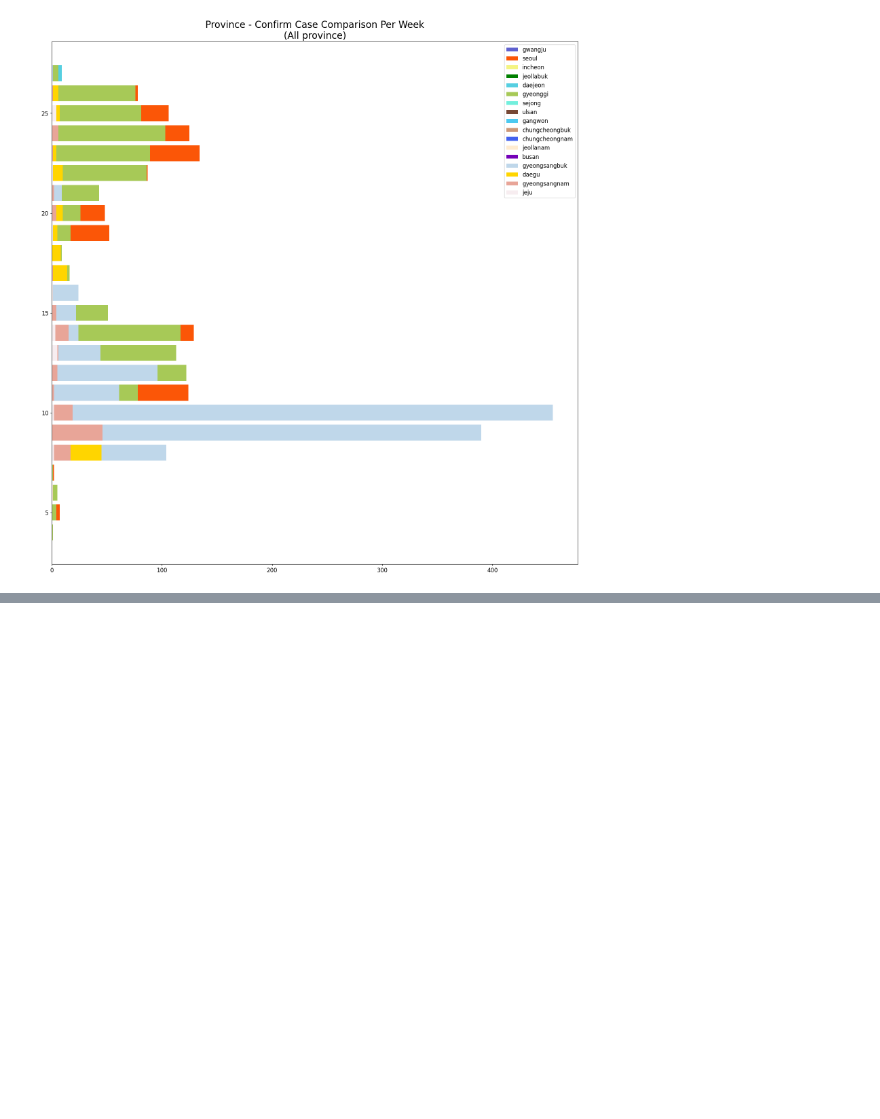
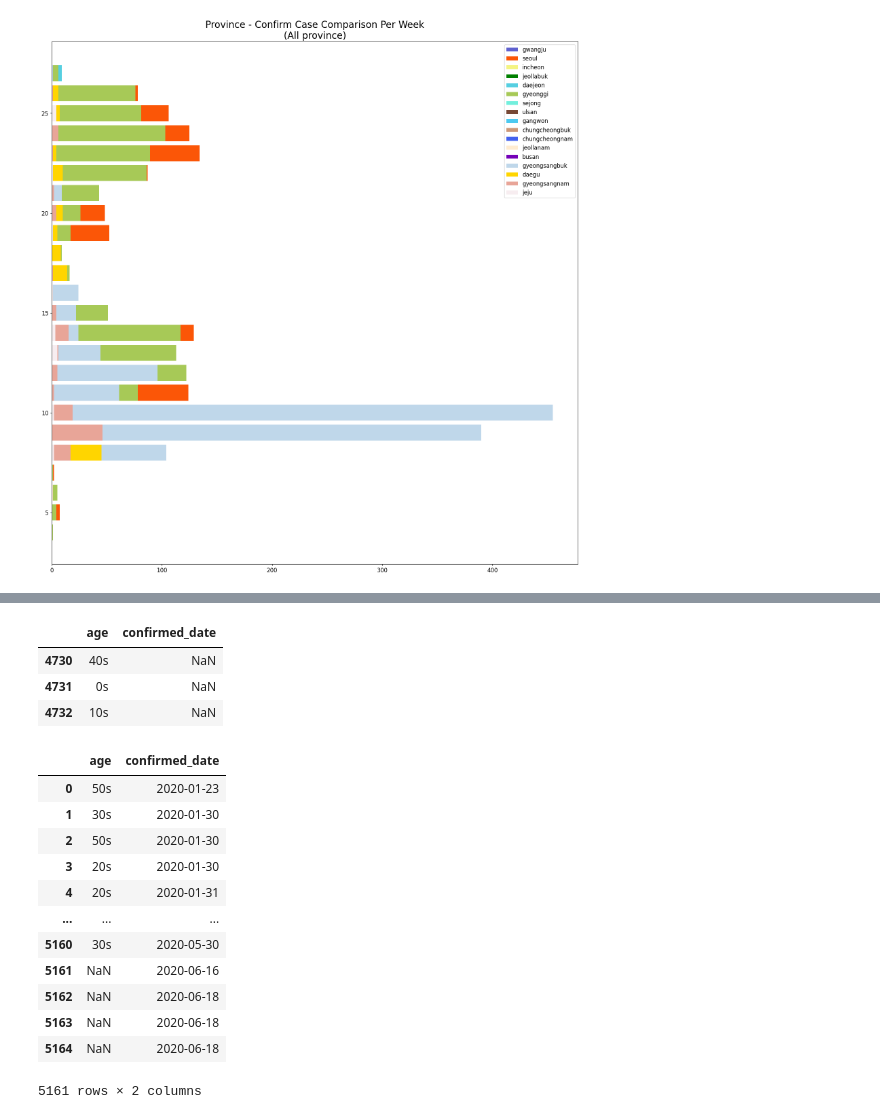
Before and after one commit to zzozzo/Datathon, a Jupyter notebook: data1.ipynb, the cells around one changed output, grey strips where cells are left out. Drawn from its saved outputs; the diff is of its cells as text; code cells hidden in the pictures; blank space fills up the shorter version.

```diff
--- a/data1.ipynb
+++ b/data1.ipynb
@@ -2451,3 +2451,6 @@ plt.title("""Province - Confirm Case Comparison Per Week\n""" """(All province)"
 plt.show()
 # %% [output]
 [figure]
+# %%
+age_arr = PI_df.iloc[:,[2,10]]
+age_arr.info()
@@ -2453,0 +2467,24 @@ plt.show()
+# %%
+age_arr[age_arr['confirmed_date'].isnull()]
+# %% [output]
+|  | age | confirmed_date |
+| 4730 | 40s | NaN |
+| 4731 | 0s | NaN |
+| 4732 | 10s | NaN |
+# %%
+age_arr = age_arr.drop(axis = 0,index = [4730,4731,4732])
+age_arr
+# %% [output]
+|  | age | confirmed_date |
+| 0 | 50s | 2020-01-23 |
+| 1 | 30s | 2020-01-30 |
+| 2 | 50s | 2020-01-30 |
+| 3 | 20s | 2020-01-30 |
+| 4 | 20s | 2020-01-31 |
+| ... | ... | ... |
+| 5160 | 30s | 2020-05-30 |
+| 5161 | NaN | 2020-06-16 |
+| 5162 | NaN | 2020-06-18 |
+| 5163 | NaN | 2020-06-18 |
+| 5164 | NaN | 2020-06-18 |
+5161 rows × 2 columns
```
Also changed, not shown: parts of 20 cells of this notebook.
